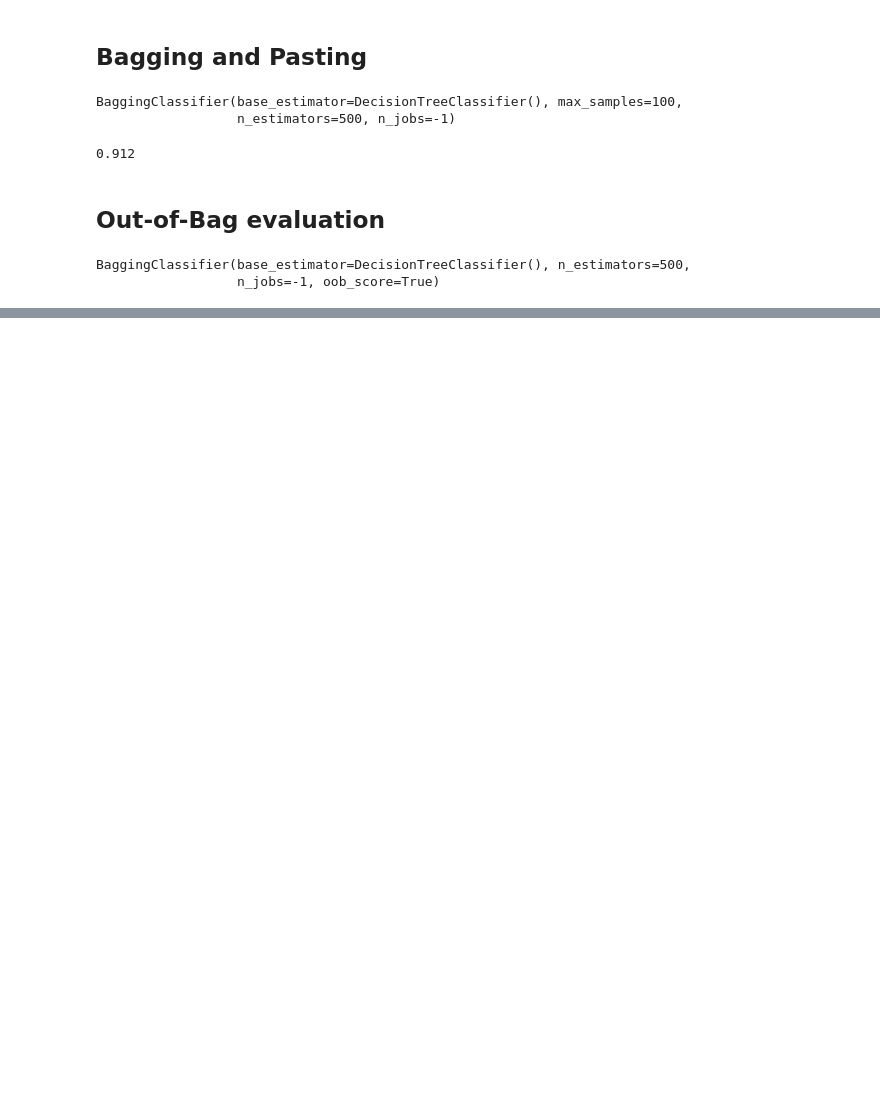
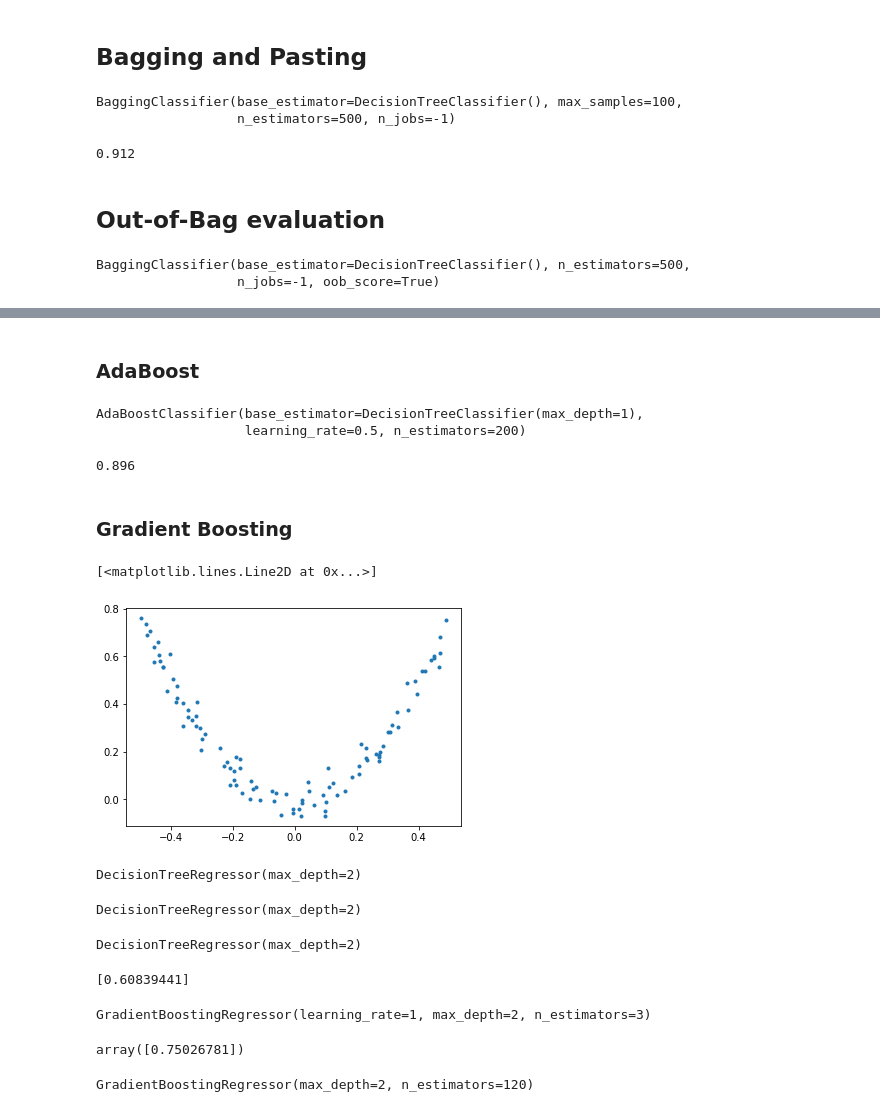
Before and after one commit to amiralimi/Hands-on-ML, a Jupyter notebook: Chapter7/ensemble_learning.ipynb, the cells around one changed output, grey strips where cells are left out. Drawn from its saved outputs; the diff is of its cells as text; code cells hidden in the pictures; blank space fills up the shorter version.

```diff
--- a/Chapter7/ensemble_learning.ipynb
+++ b/Chapter7/ensemble_learning.ipynb
@@ -96,0 +154,59 @@ accuracy_score(y_test, y_pred)
+# %% [markdown]
+### AdaBoost
+# %%
+ada_clf = AdaBoostClassifier(
+    DecisionTreeClassifier(max_depth=1), n_estimators=200,
+    algorithm='SAMME.R', learning_rate=0.5
+)
+ada_clf.fit(X_train, y_train)
+# %% [output]
+AdaBoostClassifier(base_estimator=DecisionTreeClassifier(max_depth=1),
+                   learning_rate=0.5, n_estimators=200)
+# %%
+y_pred_ada = ada_clf.predict(X_test)
+accuracy_score(y_test, y_pred_ada)
+# %% [output]
+0.896
+# %% [markdown]
+### Gradient Boosting
+# %%
+np.random.seed(42)
+X = np.random.rand(100, 1) - 0.5
+y = 3 * X[:, 0] ** 2 + 0.05 * np.random.randn(100)
+# %%
+plt.plot(X, y, '.')
+# %% [output]
+[<matplotlib.lines.Line2D at 0x...>]
+[figure, added]
+# %%
+tree_reg1 = DecisionTreeRegressor(max_depth=2)
+tree_reg1.fit(X, y)
+# %% [output]
+DecisionTreeRegressor(max_depth=2)
+# %%
+y2 = y - tree_reg1.predict(X)
+tree_reg2 = DecisionTreeRegressor(max_depth=2)
+tree_reg2.fit(X, y2)
+# %% [output]
+DecisionTreeRegressor(max_depth=2)
+# %%
+y3 = y2 - tree_reg1.predict(X)
+tree_reg3 = DecisionTreeRegressor(max_depth=2)
+tree_reg3.fit(X, y2)
+# %% [output]
+DecisionTreeRegressor(max_depth=2)
+# %%
+X_new = np.array([[0.8]])
+y_pred = sum(tree.predict(X_new) for tree in (tree_reg1, tree_reg2, tree_reg3))
+print(y_pred)
+# %% [output]
+[0.60839441]
+# %%
+gbrt = GradientBoostingRegressor(max_depth=2, n_estimators=3, learning_rate=1)
+gbrt.fit(X, y)
+# %% [output]
+GradientBoostingRegressor(learning_rate=1, max_depth=2, n_estimators=3)
+# %%
+gbrt.predict(X_new)
+# %% [output]
+array([0.75026781])
@@ -96,0 +215,5 @@ accuracy_score(y_test, y_pred)
+# %%
+gbrt = GradientBoostingRegressor(max_depth=2, n_estimators=120)
+gbrt.fit(X_train, y_train)
+# %% [output]
+GradientBoostingRegressor(max_depth=2, n_estimators=120)
```
Also changed, not shown: parts of 27 cells of this notebook, 1 other file.
